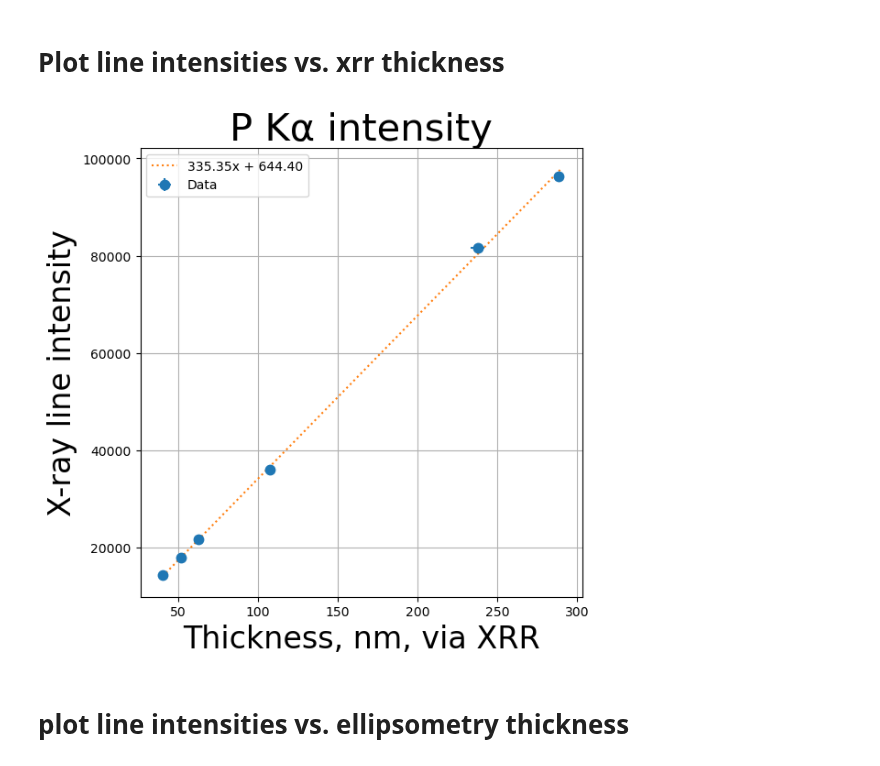
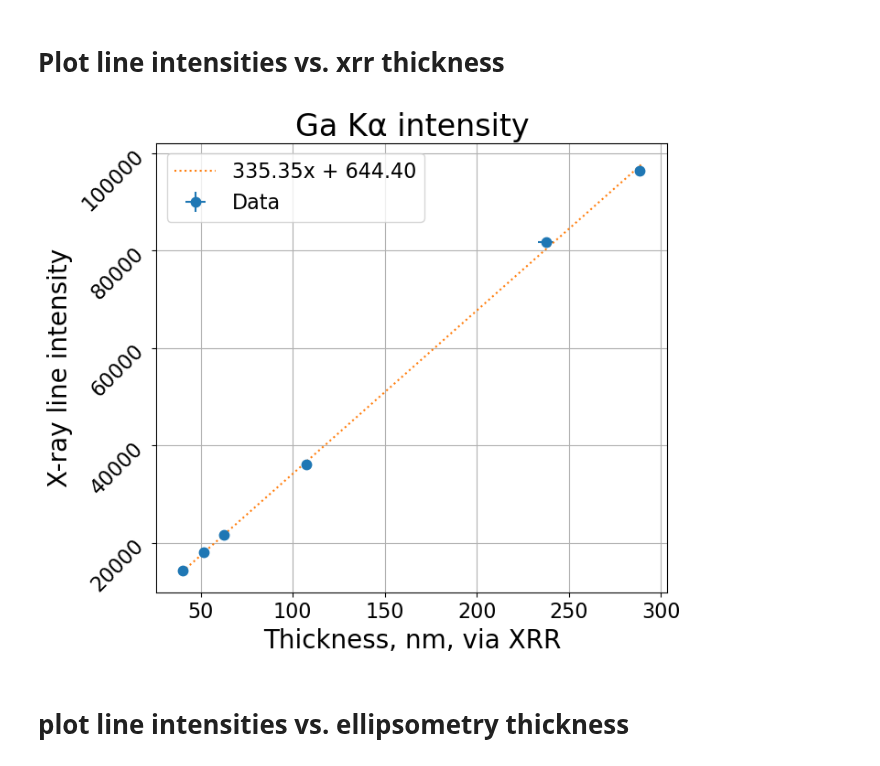
Before and after one commit to ELFREELAND/xrf-thickness-studies, a Jupyter notebook: maps/all_samples_plotter.ipynb, the cells around one changed output. Drawn from its saved outputs; the diff is of its cells as text; code cells hidden in the pictures.

Commit message:
continued work on all samples plotting

```diff
--- a/maps/all_samples_plotter.ipynb
+++ b/maps/all_samples_plotter.ipynb
@@ -30,44 +30,47 @@ def simpleLinReg(x, y):
 # Figure parameters
 # %%
 ms = 15 #marker size
-title_font = {"fontsize": 30}
-legend_font_size = 30
-axes_font = {"fontsize": 24}
+title_font = {"fontsize": 24}
+legend_font_size = 16
+axes_font = {"fontsize": 20}
+tick_label_size = 16
 # %% [markdown]
 # Plot line intensities vs. xrr thickness
 # %%
 id = 0
 #0 for Ga ka
 #1 for Ga kb
 #2 for Ga L
 #3 for Si ka
 #4 for P Ka
 
-f, ax = plt.subplots(figsize=(6, 6), layout="constrained")
+f, ax = plt.subplots(figsize=(7, 6), layout="constrained")
 
 ax.errorbar(all_data[0:, 1][mask], all_data[0:, 5+id][mask], xerr=all_data[0:, 2][mask], yerr = all_data[0:, 10+id][mask],
             linestyle="None", marker=".", markersize=ms, label = "Data")
 
 fit_ga_ka = simpleLinReg(all_data[0:,1][mask], all_data[0:,5+id][mask])
 
 ax.plot(np.linspace(40, 290), np.linspace(40, 290)*fit_ga_ka[0] + fit_ga_ka[1], ":",
             label="{0[0]:.2f}x + {0[1]:.2f}".format(fit_ga_ka))
 
 titles = ["Ga K\u03b1 intensity",
           "Ga K\u03b2 intensity",
           "Ga L group intensity",
           "Si K\u03b1 intensity",
           "P K\u03b1 intensity"]
 
 ax.grid(True)
 ax.set_xlabel("Thickness, nm, via XRR", fontdict=axes_font)
 ax.set_ylabel("X-ray line intensity", fontdict=axes_font)
-ax.set_title(titles[i], fontdict=title_font)
-ax.legend()
+ax.set_title(titles[id], fontdict=title_font)
+ax.legend(fontsize=legend_font_size)
+ax.tick_params(axis="both", which="major", labelsize=tick_label_size)
+ax.tick_params(axis="y", rotation=45)
 
 plt.savefig("xrr_thickness_graph.png")
 # %% [output]
-[figure, old version]
+[figure, new version]
 # %% [markdown]
 # plot line intensities vs. ellipsometry thickness
 # %%
```
Also changed, not shown: parts of 2 cells of this notebook, 4 other files.
